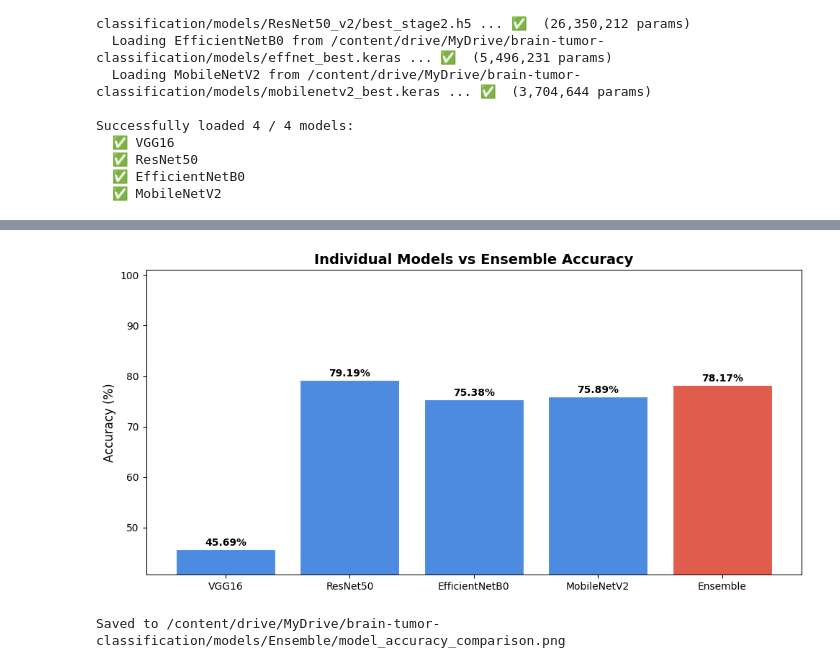
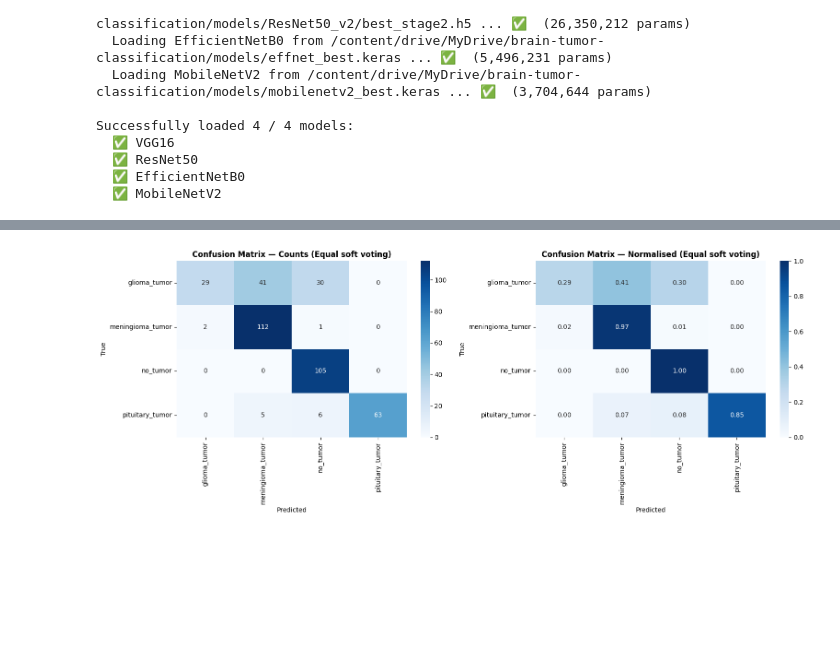
Before and after one commit to SNWE159/brain-tumor-classification, a Jupyter notebook: notebooks/07_Ensemble.ipynb, the cells around one changed output, grey strips where cells are left out. Drawn from its saved outputs; the diff is of its cells as text; code cells hidden in the pictures; blank space fills up the shorter version.

Commit message:
modify ensemble

```diff
--- a/notebooks/07_Ensemble.ipynb
+++ b/notebooks/07_Ensemble.ipynb
@@ -386,28 +468,25 @@ Saved to /content/drive/MyDrive/brain-tumor-classification/models/Ensemble/ensem
 # %%
-names, accs = [], []
-for name, probs in model_probs.items():
-    preds = np.argmax(probs, axis=1)
-    names.append(name)
-    accs.append(accuracy_score(y_true, preds) * 100)
-names.append('Ensemble')
-accs.append(accuracy_score(y_true, BEST_PREDS) * 100)
+cm      = confusion_matrix(y_test, BEST_PREDS)
+cm_norm = cm.astype(float) / cm.sum(axis=1, keepdims=True)
 
-colors = ['#4C8BE0'] * (len(names) - 1) + ['#E05C4C']
+fig, axes = plt.subplots(1, 2, figsize=(16, 6))
 
-fig, ax = plt.subplots(figsize=(10, 5))
-bars = ax.bar(names, accs, color=colors, edgecolor='white', linewidth=0.8)
-ax.set_ylim(max(0, min(accs) - 5), 101)
-ax.set_ylabel('Accuracy (%)', fontsize=12)
-ax.set_title('Individual Models vs Ensemble Accuracy', fontsize=14, fontweight='bold')
-for bar, acc in zip(bars, accs):
-    ax.text(bar.get_x() + bar.get_width() / 2, bar.get_height() + 0.3,
-            f'{acc:.2f}%', ha='center', va='bottom', fontweight='bold', fontsize=10)
+for ax, data, fmt, title in zip(
+    axes,
+    [cm, cm_norm],
+    ['d', '.2f'],
+    ['Counts', 'Normalised']
+):
+    sns.heatmap(
+        data, annot=True, fmt=fmt, cmap='Blues',
+        xticklabels=CLASS_NAMES, yticklabels=CLASS_NAMES, ax=ax
+    )
+    ax.set_title(f'Confusion Matrix — {title} ({BEST_METHOD})', fontweight='bold')
+    ax.set_xlabel('Predicted')
+    ax.set_ylabel('True')
+
 plt.tight_layout()
-save_path = os.path.join(ENSEMBLE_SAVE_DIR, 'model_accuracy_comparison.png')
-plt.savefig(save_path, dpi=150, bbox_inches='tight')
 plt.show()
-print(f'Saved to {save_path}')
 # %% [output]
-[figure, old version]
+[figure, new version]
-Saved to /content/drive/MyDrive/brain-tumor-classification/models/Ensemble/model_accuracy_comparison.png
 # %%
```
Also changed, not shown: parts of 14 cells of this notebook.
